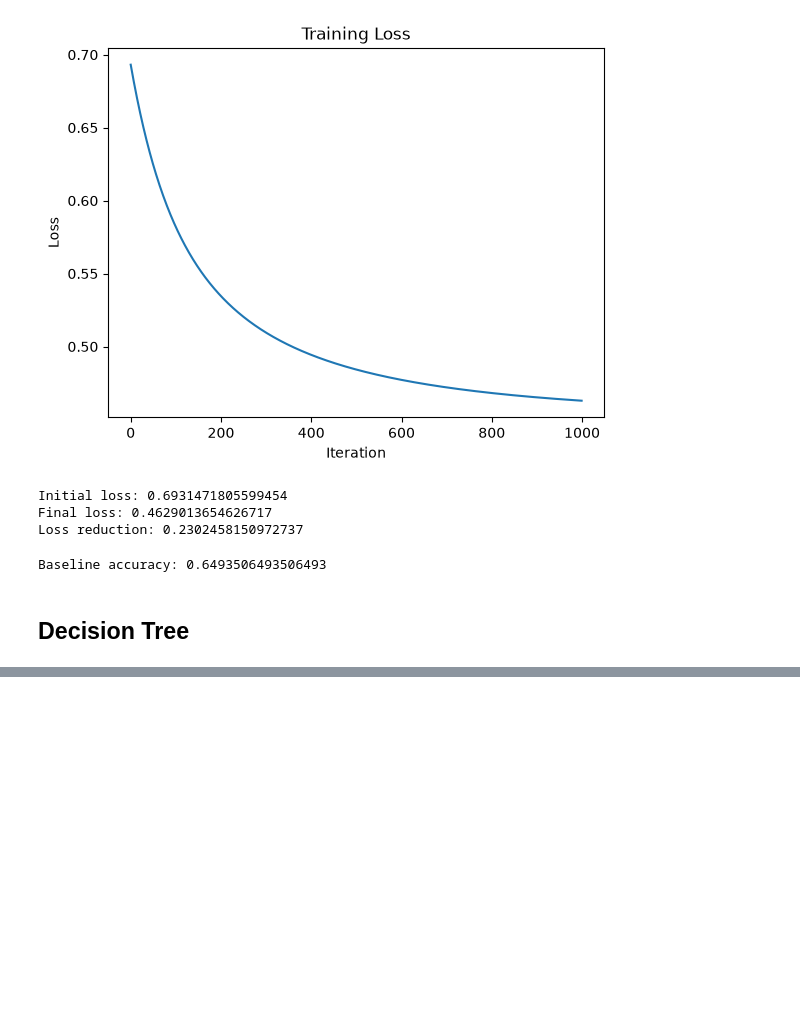
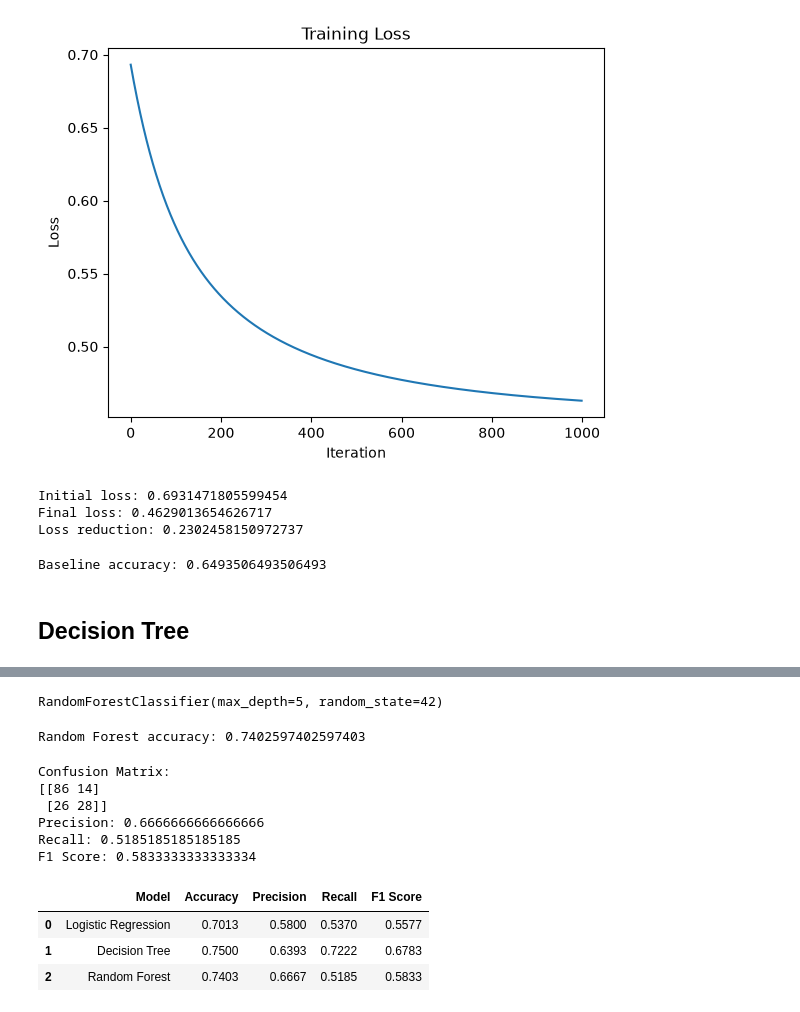
Before and after one commit to supranjal/Diabetes-prediction-ML-, a Jupyter notebook: notebooks/diabetes-prediction.ipynb, the cells around one changed output, grey strips where cells are left out. Saved outputs shown, nothing was run; the diff lists cells and outputs as text; code cells hidden in the pictures; blank space fills up the shorter version.

```diff
--- a/notebooks/diabetes-prediction.ipynb
+++ b/notebooks/diabetes-prediction.ipynb
@@ -777,0 +838,71 @@ Baseline accuracy: 0.6493506493506493
+# %%
+forest_model = RandomForestClassifier(
+    n_estimators=100,
+    max_depth=5,
+    random_state=42
+) # nestimators = 100 build 100 decision trees vaneko
+forest_model.fit(X_train_final,y_train)
+# %% [output]
+RandomForestClassifier(max_depth=5, random_state=42)
+# %%
+y_test_pred_forest = forest_model.predict(X_test_final)
+
+forest_accuracy = accuracy(y_test, y_test_pred_forest)
+
+print("Random Forest accuracy:", forest_accuracy)
+# %% [output]
+Random Forest accuracy: 0.7402597402597403
+# %%
+forest_cm = confusion_matrix(y_test, y_test_pred_forest)
+forest_precision = precision_score(y_test, y_test_pred_forest)
+forest_recall = recall_score(y_test, y_test_pred_forest)
+forest_f1 = f1_score(y_test, y_test_pred_forest)
+
+print("Confusion Matrix:")
+print(forest_cm)
+
+print("Precision:", forest_precision)
+print("Recall:", forest_recall)
+print("F1 Score:", forest_f1)
+# %% [output]
+Confusion Matrix:
+[[86 14]
+ [26 28]]
+Precision: 0.6666666666666666
+Recall: 0.5185185185185185
+F1 Score: 0.5833333333333334
+# %%
+model_comparison = pd.DataFrame({
+    "Model": [
+        "Logistic Regression",
+        "Decision Tree",
+        "Random Forest"
+    ],
+    "Accuracy": [
+        0.7013,
+        0.7500,
+        0.7403
+    ],
+    "Precision": [
+        0.5800,
+        0.6393,
+        0.6667
+    ],
+    "Recall": [
+        0.5370,
+        0.7222,
+        0.5185
+    ],
+    "F1 Score": [
+        0.5577,
+        0.6783,
+        0.5833
+    ]
+})
+
+model_comparison
+# %% [output]
+|  | Model | Accuracy | Precision | Recall | F1 Score |
+| 0 | Logistic Regression | 0.7013 | 0.5800 | 0.5370 | 0.5577 |
+| 1 | Decision Tree | 0.7500 | 0.6393 | 0.7222 | 0.6783 |
+| 2 | Random Forest | 0.7403 | 0.6667 | 0.5185 | 0.5833 |
```
Also changed, not shown: parts of 18 cells of this notebook.
